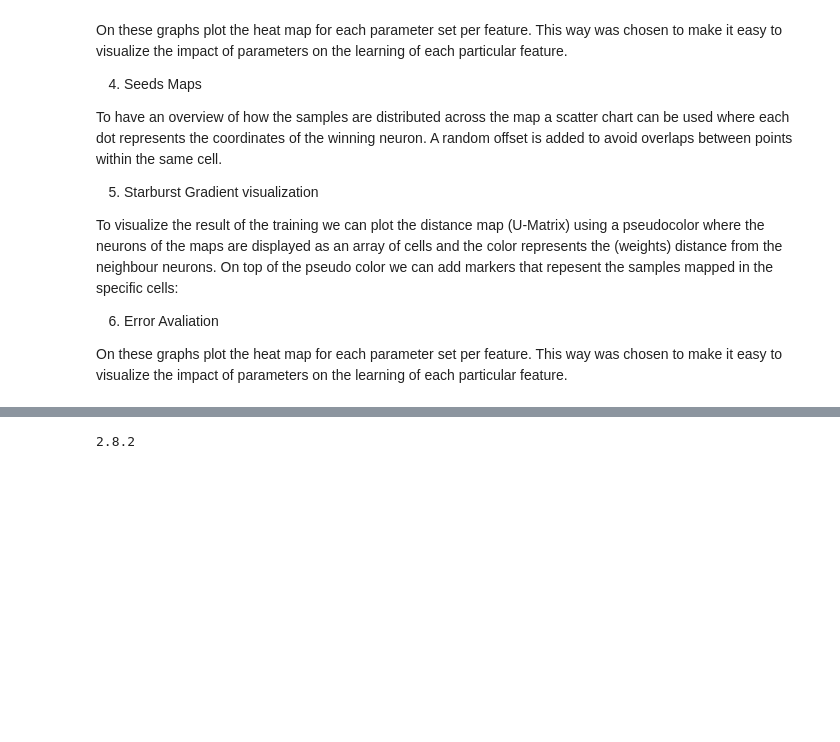
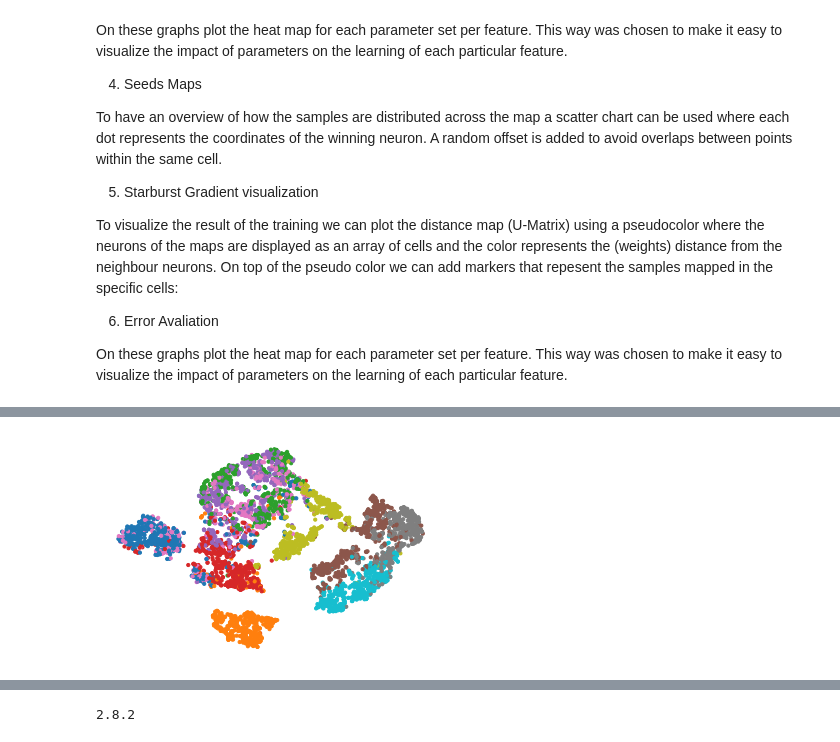
Before and after one commit to barauna-lo/Neurocomputing, a Jupyter notebook: Project_03_VAE.ipynb, the cells around one changed output, grey strips where cells are left out. Saved outputs shown, nothing was run; the diff lists cells and outputs as text; code cells hidden in the pictures; blank space fills up the shorter version.

```diff
--- a/Project_03_VAE.ipynb
+++ b/Project_03_VAE.ipynb
@@ -168,3 +374,9 @@ We strongly recommend the further reading that was left in the references.
+# %%
+plt.scatter(X_valid_2D[:, 0], X_valid_2D[:, 1], c=y_valid, s=10, cmap="tab10")
+plt.axis("off")
+plt.show()
+# %% [output]
+[figure, added]
 # %%
 !git clone https://github.com/barauna-lo/Neurocomputing.git
 # %% [output]
```
Also changed, not shown: parts of 16 cells of this notebook.
